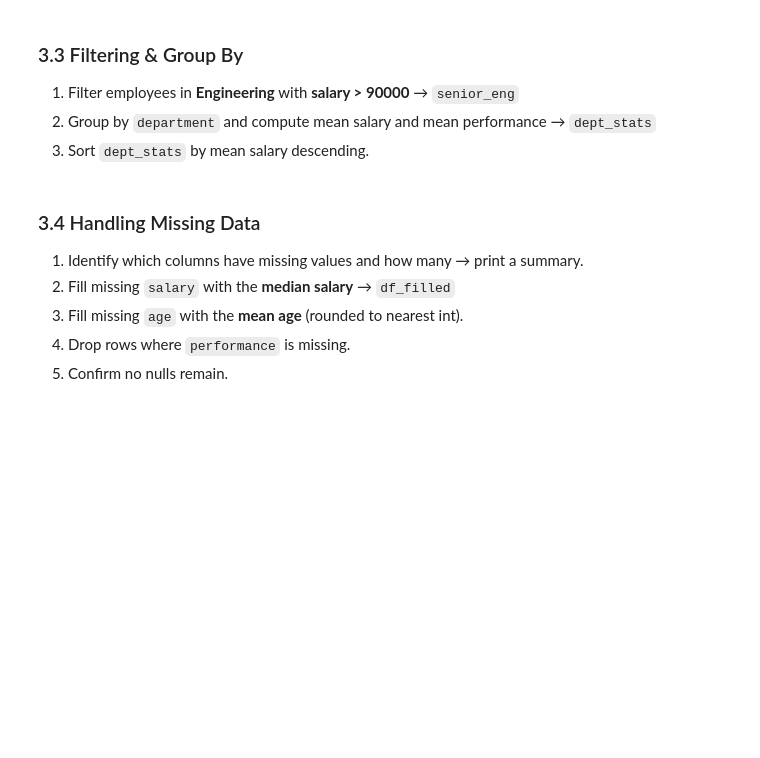
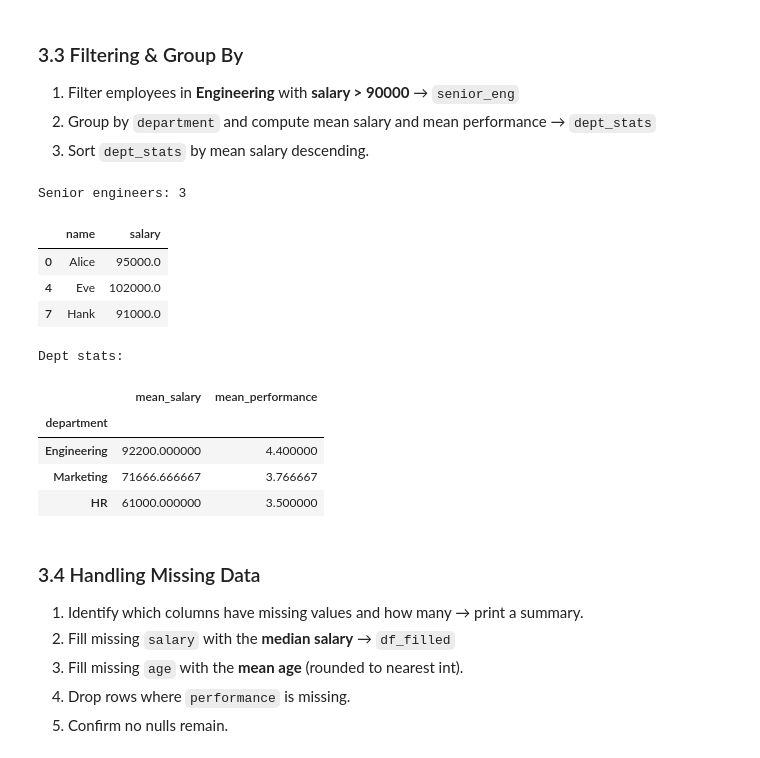
Before and after one commit to autadegayatri/Celebal_CEI_Assignments, a Jupyter notebook: week1_Gayatri_Autade.ipynb, the cells around one changed output. Drawn from its saved outputs; the diff is of its cells as text; code cells hidden in the pictures; blank space fills up the shorter version.

```diff
--- a/week1_Gayatri_Autade.ipynb
+++ b/week1_Gayatri_Autade.ipynb
@@ -287,13 +296,28 @@ display(loc_result)
 2. Group by `department` and compute mean salary and mean performance → `dept_stats`
 3. Sort `dept_stats` by mean salary descending.
 # %%
-senior_eng = None  # YOUR CODE HERE
-dept_stats = None  # YOUR CODE HERE (groupby + agg + sort)
+senior_eng = df[(df['department'] == 'Engineering') & (df['salary'] > 90000)]  # Filter engineers with salary > 90000
+dept_stats = df.groupby('department').agg(
+    mean_salary=('salary', 'mean'),
+    mean_performance=('performance', 'mean')
+).sort_values('mean_salary', ascending=False)
 
 print(f"Senior engineers: {len(senior_eng)}")
 display(senior_eng[['name','salary']])
 print("\nDept stats:")
 display(dept_stats)
+# %% [output]
+Senior engineers: 3
+|  | name | salary |
+| 0 | Alice | 95000.0 |
+| 4 | Eve | 102000.0 |
+| 7 | Hank | 91000.0 |
+Dept stats:
+|  | mean_salary | mean_performance |
+| department |  |  |
+| Engineering | 92200.000000 | 4.400000 |
+| Marketing | 71666.666667 | 3.766667 |
+| HR | 61000.000000 | 3.500000 |
 # %% [markdown]
 ### 3.4 Handling Missing Data
 
```
Also changed, not shown: parts of 8 cells of this notebook.
